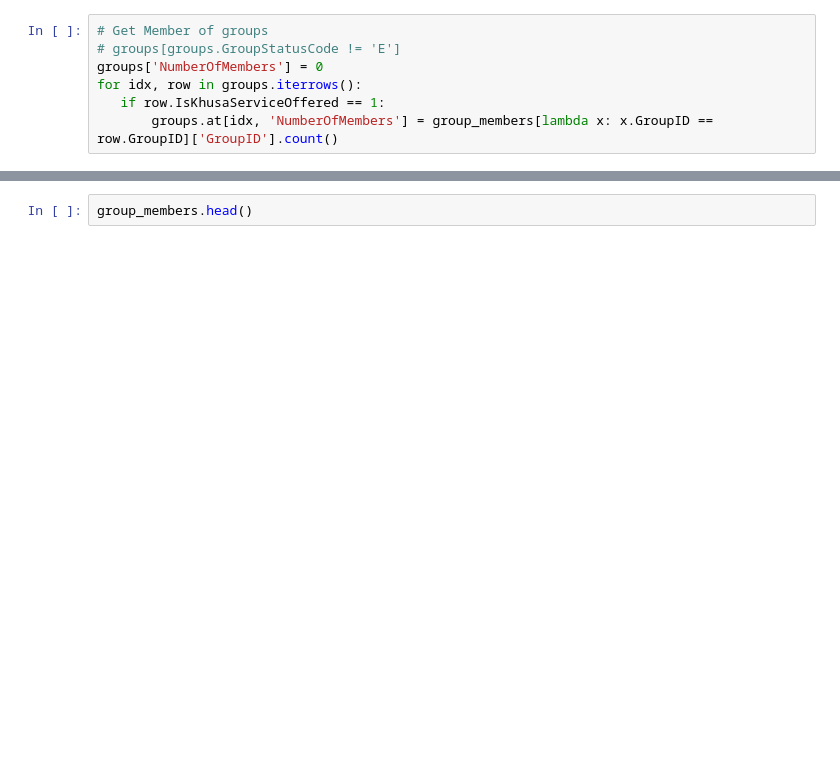
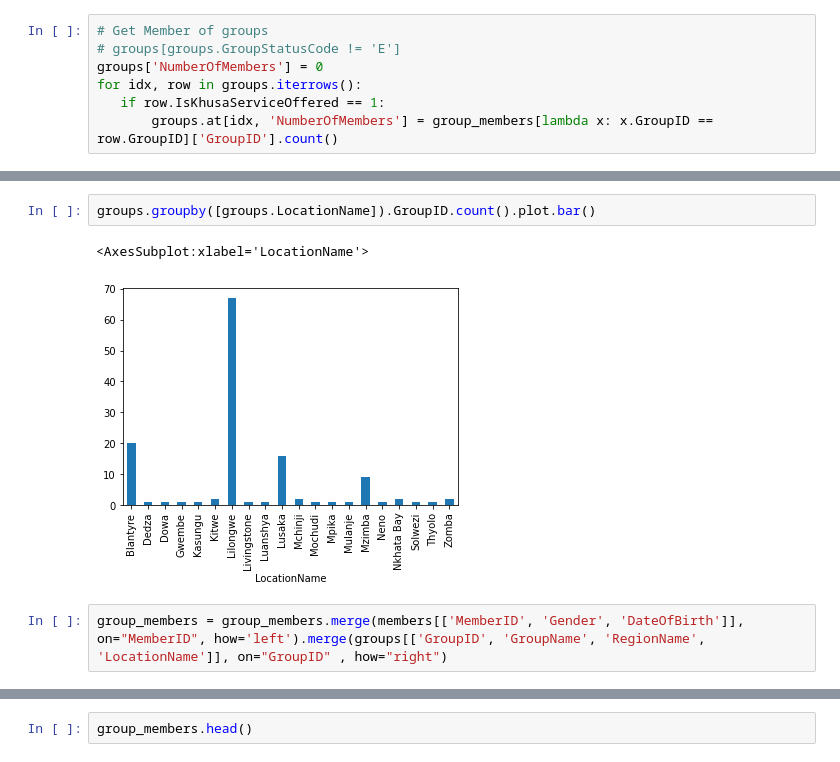
Before and after one commit to pike-msonda/adds_project, a Jupyter notebook: vsla.ipynb, the cells around one changed output, grey strips where cells are left out. Drawn from its saved outputs; the diff is of its cells as text; blank space fills up the shorter version.

```diff
--- a/vsla.ipynb
+++ b/vsla.ipynb
@@ -35,0 +40,7 @@ sns.heatmap(group_pivot_table, annot=True,  cmap="YlGnBu")
+# %%
+groups.groupby([groups.LocationName]).GroupID.count().plot.bar()
+# %% [output]
+<AxesSubplot:xlabel='LocationName'>
+[figure, added]
+# %%
+group_members = group_members.merge(members[['MemberID', 'Gender', 'DateOfBirth']], on="MemberID", how='left').merge(groups[['GroupID', 'GroupName', 'RegionName', 'LocationName']], on="GroupID" , how="right")
```
Also changed, not shown: parts of 20 cells of this notebook, 10 other files.
